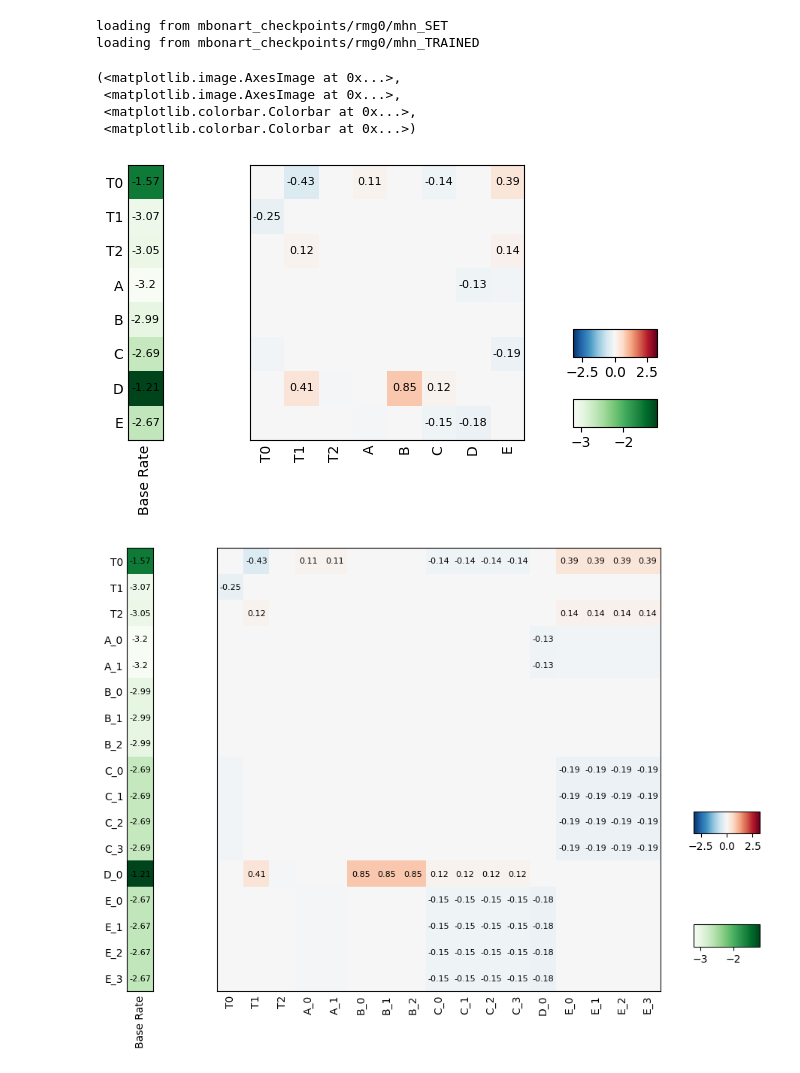
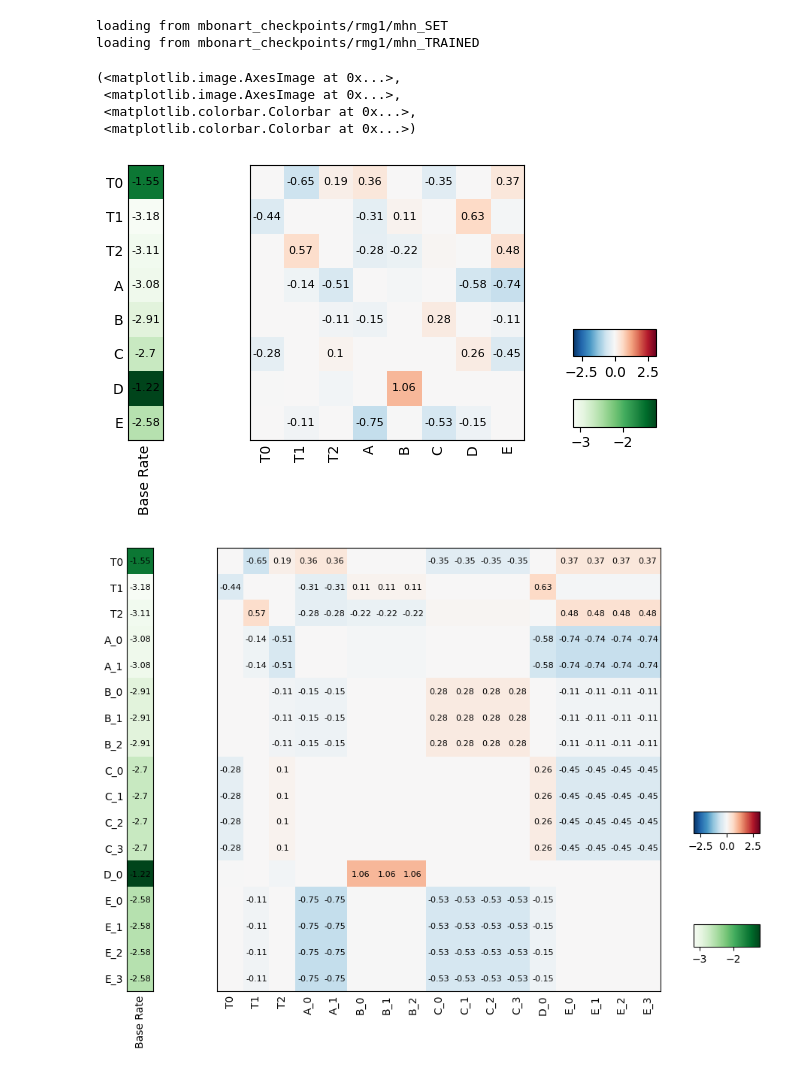
Before and after one commit to MichaelBonart/BachelorThesis, a Jupyter notebook: src/test_notebook.ipynb, the cells around one changed output. Saved outputs shown, nothing was run; the diff lists cells and outputs as text; code cells hidden in the pictures.

```diff
--- a/src/test_notebook.ipynb
+++ b/src/test_notebook.ipynb
@@ -23,40 +23,40 @@ rand_generator.getMHN().log_theta[7,5]=-0.9
 rand_generator.getMHN().log_theta[0,1]=-1.2
 rand_generator.getMHN().log_theta[2,1]=0.4
 rand_generator.getMHN().log_theta[3,2]=-1.8
 rand_generator.getMHN().log_theta[1,5]=-0.5
 rand_generator.getMHN().log_theta[2,7]=0.8
 rand_generator.getMHN().log_theta[0,3]=0.8
 rand_generator.getMHN().log_theta[5,0]=-1.0
 
 rand_generator.addNoise(0.2)
 
 rand_generator.getMHN().plot()
 plt.show()
 
-#rand_generator.do_training_iteration(sample_num=10000,)
-#rand_generator.saveto("mbonart_checkpoints/rmg0")
-rand_generator.loadfrom("mbonart_checkpoints/rmg0")
+#rand_generator.do_training_iteration(sample_num=100000,)
+#rand_generator.saveto("mbonart_checkpoints/rmg1")
+rand_generator.loadfrom("mbonart_checkpoints/rmg1")
 
 cl_generator.setClusterMHN(rand_generator.getMHN())
 #cl_generator.addNoiseOffDiags(0.1)
 
 cl_generator.getMHN().plot()
 #dont randomize baserates again?
 cl_generator.splitClusters([2,3,4,1,4])#.randomizeBaseRates().addNoiseOffDiags(0.01,cl_generator.CMG_Domain.TOTAL)
 #generator.addNoiseOffDiags(0.2, generator.CMG_Domain.CLUSTER, generator.CMG_Domain.TEST)
 
 ground_truth_mhn = cl_generator.getMHN()
 ground_truth_mhn.plot()
 # %% [output]
 [figure]
-loading from mbonart_checkpoints/rmg0/mhn_SET
-loading from mbonart_checkpoints/rmg0/mhn_TRAINED
+loading from mbonart_checkpoints/rmg1/mhn_SET
+loading from mbonart_checkpoints/rmg1/mhn_TRAINED
 (<matplotlib.image.AxesImage at 0x...>,
  <matplotlib.image.AxesImage at 0x...>,
  <matplotlib.colorbar.Colorbar at 0x...>,
  <matplotlib.colorbar.Colorbar at 0x...>)
-[figure, old version]
+[figure, new version]
-[figure, old version]
+[figure, new version]
 # %%
 sampled_data=ground_truth_mhn.sample_artificial_data(100000, as_dataframe=True)
 
```
Also changed, not shown: parts of 5 cells of this notebook, 49 other files.
